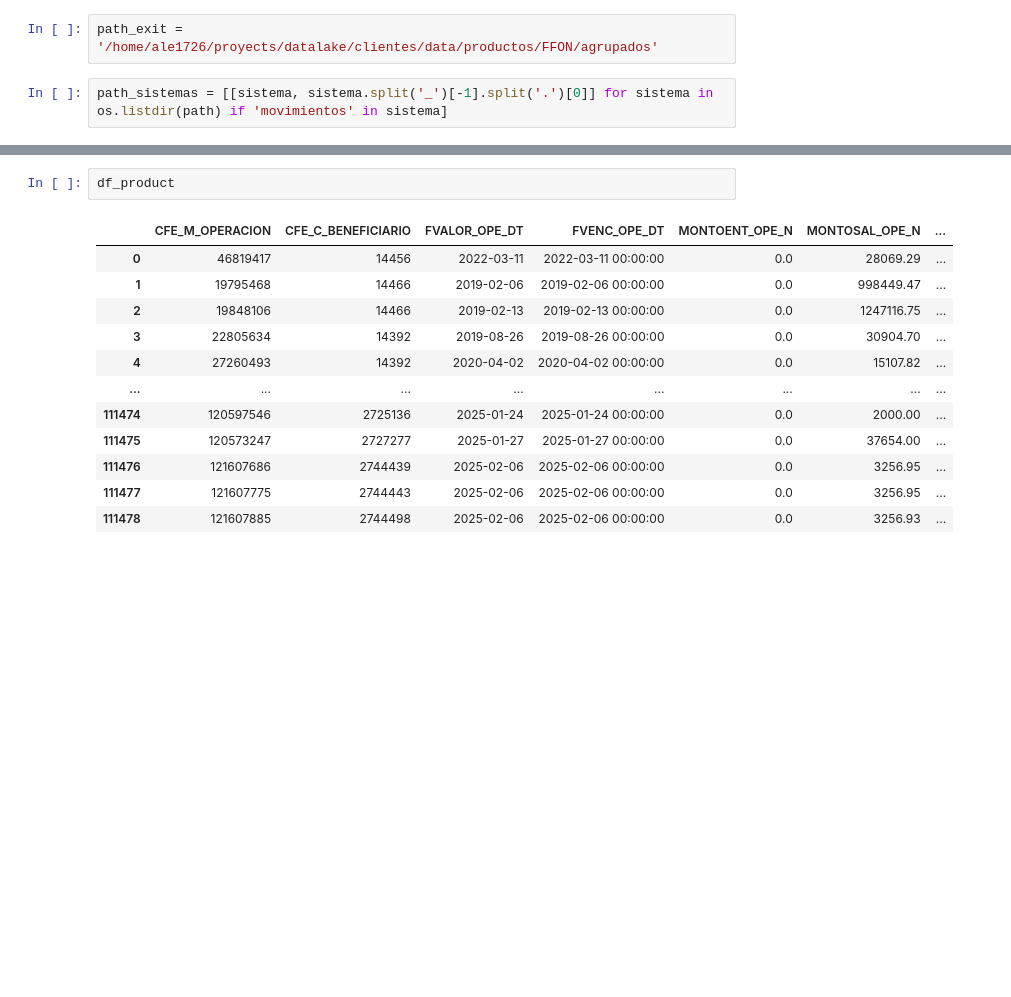
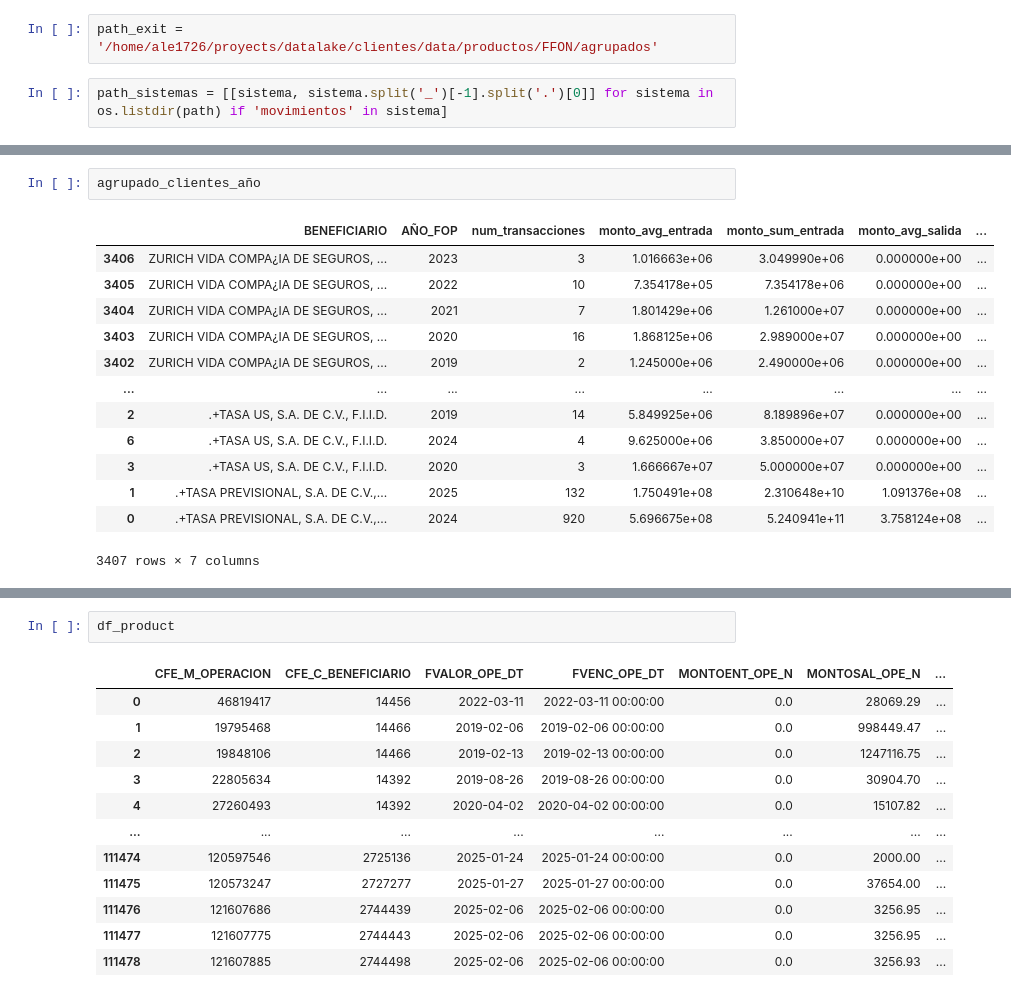
Before and after one commit to Ale1726/clientes_eda, a Jupyter notebook: producto_ffon_sistemas.ipynb, the cells around one changed output, grey strips where cells are left out. Drawn from its saved outputs; the diff is of its cells as text; blank space fills up the shorter version.

```diff
--- a/producto_ffon_sistemas.ipynb
+++ b/producto_ffon_sistemas.ipynb
@@ -349,0 +448,16 @@ for sistema,name in path_sistemas:
+# %%
+agrupado_clientes_año
+# %% [output]
+|  | BENEFICIARIO | AÑO_FOP | num_transacciones | monto_avg_entrada | monto_sum_entrada | monto_avg_salida | ... |
+| 3406 | ZURICH VIDA COMPA¿IA DE SEGUROS, ... | 2023 | 3 | 1.016663e+06 | 3.049990e+06 | 0.000000e+00 | ... |
+| 3405 | ZURICH VIDA COMPA¿IA DE SEGUROS, ... | 2022 | 10 | 7.354178e+05 | 7.354178e+06 | 0.000000e+00 | ... |
+| 3404 | ZURICH VIDA COMPA¿IA DE SEGUROS, ... | 2021 | 7 | 1.801429e+06 | 1.261000e+07 | 0.000000e+00 | ... |
+| 3403 | ZURICH VIDA COMPA¿IA DE SEGUROS, ... | 2020 | 16 | 1.868125e+06 | 2.989000e+07 | 0.000000e+00 | ... |
+| 3402 | ZURICH VIDA COMPA¿IA DE SEGUROS, ... | 2019 | 2 | 1.245000e+06 | 2.490000e+06 | 0.000000e+00 | ... |
+| ... | ... | ... | ... | ... | ... | ... | ... |
+| 2 | .+TASA US, S.A. DE C.V., F.I.I.D. | 2019 | 14 | 5.849925e+06 | 8.189896e+07 | 0.000000e+00 | ... |
+| 6 | .+TASA US, S.A. DE C.V., F.I.I.D. | 2024 | 4 | 9.625000e+06 | 3.850000e+07 | 0.000000e+00 | ... |
+| 3 | .+TASA US, S.A. DE C.V., F.I.I.D. | 2020 | 3 | 1.666667e+07 | 5.000000e+07 | 0.000000e+00 | ... |
+| 1 | .+TASA PREVISIONAL, S.A. DE C.V.,... | 2025 | 132 | 1.750491e+08 | 2.310648e+10 | 1.091376e+08 | ... |
+| 0 | .+TASA PREVISIONAL, S.A. DE C.V.,... | 2024 | 920 | 5.696675e+08 | 5.240941e+11 | 3.758124e+08 | ... |
+3407 rows × 7 columns
```
Also changed, not shown: parts of 15 cells of this notebook, 6 other files.
